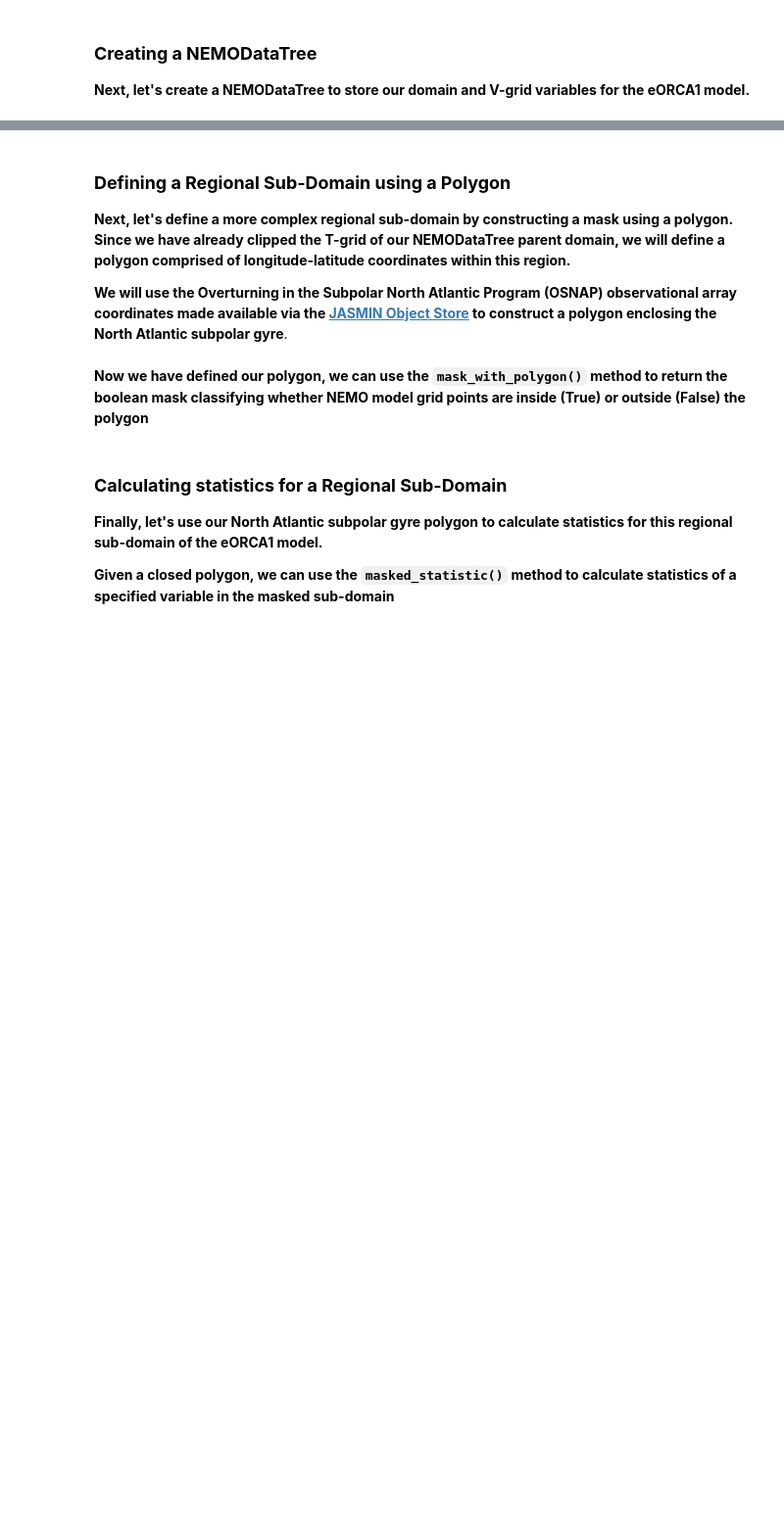
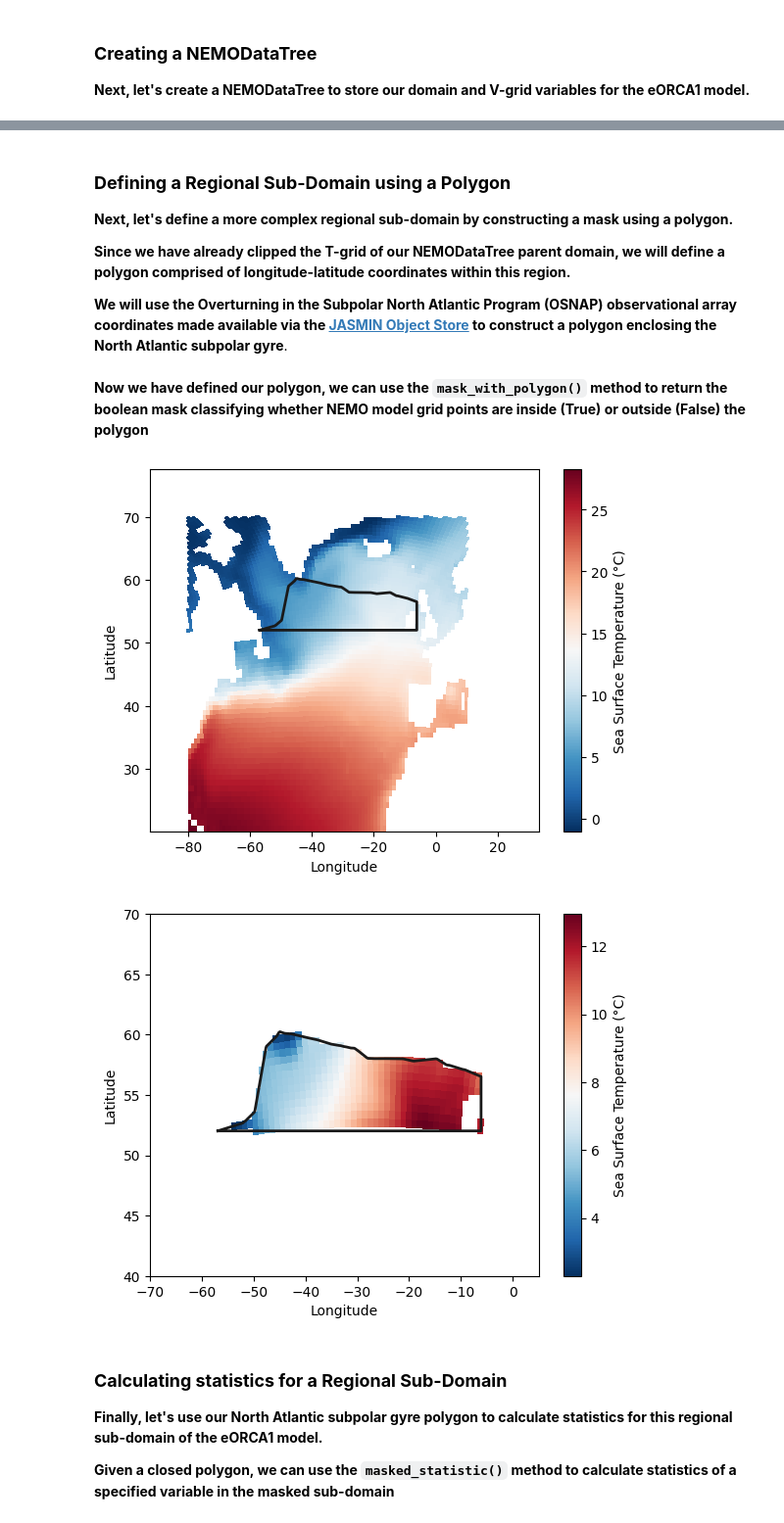
Before and after one commit to NOC-MSM/nemo_cookbook, a Jupyter notebook: recipes/recipe_masked_stats.ipynb, the cells around one changed output, grey strips where cells are left out. Shown at 98% size. Saved outputs shown, nothing was run; the diff lists cells and outputs as text; code cells hidden in the pictures; blank space fills up the shorter version.

```diff
--- a/recipes/recipe_masked_stats.ipynb
+++ b/recipes/recipe_masked_stats.ipynb
@@ -99,7 +176,9 @@ nemo
 # %% [markdown]
 ### **Defining a Regional Sub-Domain using a Polygon**
 
-**Next, let's define a more complex regional sub-domain by constructing a mask using a polygon. Since we have already clipped the T-grid of our NEMODataTree parent domain, we will define a polygon comprised of longitude-latitude coordinates within this region.**
+**Next, let's define a more complex regional sub-domain by constructing a mask using a polygon.**
+
+**Since we have already clipped the T-grid of our NEMODataTree parent domain, we will define a polygon comprised of longitude-latitude coordinates within this region.**
 
 **We will use the Overturning in the Subpolar North Atlantic Program (OSNAP) observational array coordinates made available via the [JASMIN Object Store](https://help.jasmin.ac.uk/docs/short-term-project-storage/using-the-jasmin-object-store/) to construct a polygon enclosing the North Atlantic subpolar gyre**.
 # %%
@@ -113,27 +192,30 @@ lat_poly = np.concatenate([ds_osnap['LATITUDE'].values, np.array([ds_osnap['LATI
 **Now we have defined our polygon, we can use the `mask_with_polygon()` method to return the boolean mask classifying whether NEMO model grid points are inside (True) or outside (False) the polygon**
 # %%
 # Masking T-grid using polygon coordinates:
-mask_spg = nemo.mask_with_polygon(grid='/gridT', lon_poly=lon_poly, lat_poly=lat_poly)
+mask_spg = nemo_clipped.mask_with_polygon(grid='/gridT', lon_poly=lon_poly, lat_poly=lat_poly)
 
 # Plotting SPG polygon sub-domain:
 plt.figure()
-plt.pcolormesh(nemo['/gridT']['glamt'], nemo['/gridT']['gphit'], nemo['/gridT']['tos_con'].mean(dim='time_counter'), cmap='RdBu_r')
+plt.pcolormesh(nemo_clipped['/gridT']['glamt'], nemo_clipped['/gridT']['gphit'], nemo_clipped['/gridT']['tos_con'].mean(dim='time_counter'), cmap='RdBu_r')
 plt.plot(lon_poly, lat_poly, color='0.1', lw=2)
 plt.colorbar(label='Sea Surface Temperature (°C)')
 plt.xlabel('Longitude')
 plt.ylabel('Latitude')
 plt.show()
 
 # Plotting time-mean sea surface temperature for the SPG polygon sub-domain:
 plt.figure()
-plt.pcolormesh(nemo['/gridT']['glamt'], nemo['/gridT']['gphit'], nemo['/gridT']['tos_con'].mean(dim='time_counter').where(mask_spg), cmap='RdBu_r')
+plt.pcolormesh(nemo_clipped['/gridT']['glamt'], nemo_clipped['/gridT']['gphit'], nemo_clipped['/gridT']['tos_con'].mean(dim='time_counter').where(mask_spg), cmap='RdBu_r')
 plt.plot(lon_poly, lat_poly, color='0.1', lw=2)
 plt.colorbar(label='Sea Surface Temperature (°C)')
 plt.xlabel('Longitude')
 plt.xlim([-70, 5])
 plt.ylabel('Latitude')
 plt.ylim([40, 70])
 plt.show()
+# %% [output]
+[figure, added]
+[figure, added]
 # %% [markdown]
 ### **Calculating statistics for a Regional Sub-Domain**
 
```
Also changed, not shown: parts of 9 cells of this notebook.
